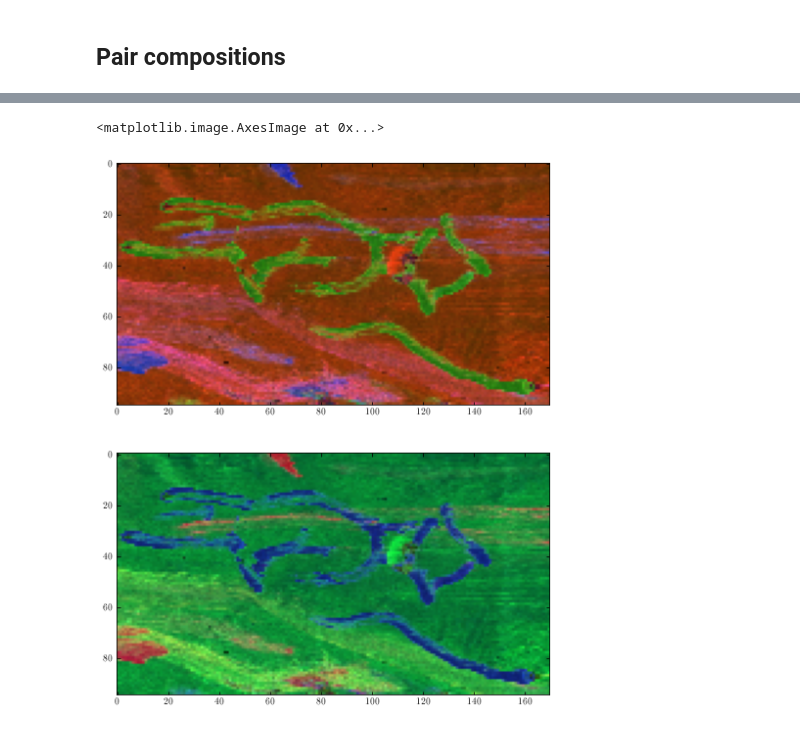
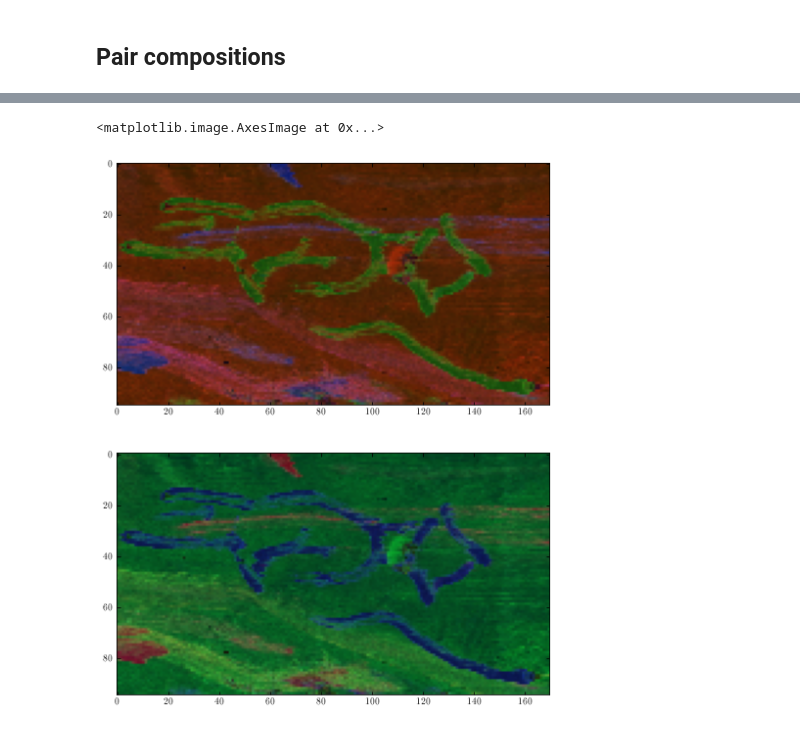
Before and after one commit to zpreisler/XRDXRFutils, a Jupyter notebook: gaussnewton.ipynb, the cells around one changed output, grey strips where cells are left out. Drawn from its saved outputs; the diff is of its cells as text; code cells hidden in the pictures.

```diff
--- a/gaussnewton.ipynb
+++ b/gaussnewton.ipynb
@@ -13,17 +13,22 @@ from multiprocessing import Pool
 path = '/home/zdenek/Projects/pyMaXRDXRF/M491/ProfiloXRD/'
 
 
-data = DataXRD().load_h5(path + 'data.h5')
+data = DataXRD().load_h5(path + 'xrd.h5')
 data.opt = [-1186.6, 1960.3, 51]
 
 database = DatabaseXRD().read_cifs('/home/zdenek/Projects/XRDXRFutils/Database')
 
 lazurite = database['Lazurite'][0]
 hydrocerussite = database['Hydrocerussite'][0]
-cinnabar = database['Cinnabar'][2]
+cinnabar = database['Cinnabar'][1]
 barite = database['Barite'][0]
 spinel = database['Spinel'][0]
 calcite = database['Calcite'][0]
+hematite = database['Hematite'][4]
 
 phases = PhaseList([hydrocerussite,lazurite,cinnabar])
+phases = PhaseList([hydrocerussite,lazurite,cinnabar,
+                    PhaseList([hydrocerussite,cinnabar]),
+                    PhaseList([hydrocerussite,lazurite]),
+                    PhaseList([cinnabar,lazurite])])
 # %% [output]
@@ -43,7 +48,7 @@ class PhaseSearch(list):
         for g in self:
             g.opt = self.opt
 
-    def minimize_gamma(self,n=4):
+    def minimize_gamma(self,n=8):
         for g in self:
             for i in range(n):
                 g.minimize_gamma()
@@ -72,7 +77,7 @@ class PhaseSearch(list):
 
         return selected
 
-    def theta_correction(self,n=4):
+    def theta_correction(self,n=8):
         for i in range(n):
             self.select().calibration()
 
@@ -171,0 +263,27 @@ for i,g in enumerate(r):
+# %%
+%matplotlib inline
+
+r = result[160]
+
+fig = figure(figsize=(6,3))
+fig.subplots_adjust(hspace=0.4,bottom=0.12,top=0.9)
+print(r.opt)
+
+fig.suptitle(r'Calibration parameters: $a = %.2f$, $s=%.2f$, $\beta=%.2f$'%(r.opt[0],r.opt[1],r.opt[2]))
+
+g = r[0]
+
+#title('%s, overlap area= %.1f'%(g.label,g.overlap_area()))
+g.plot_spectra(lw=1)
+g.plot('-',label='Gauss-Newton %s'%g.label,lw=1)
+g.phase.plot('r',alpha=0.66)
+
+fill_between(g.theta,g.overlap(),color='g',alpha=0.33,label='overlap')
+
+legend(frameon=False)
+ylim(-0.05,1)
+xlim(20,53)
+xlabel(r'angle $\theta$')
+ylabel(r'relative intensity')
+
+savefig('doc/fit_hydrocerussite.png',dpi=900)
@@ -363,15 +523,16 @@ for i,g in enumerate(r):
 # %%
 fig,ax = subplots(2,1,figsize=(10,10))
 
 zarea = area / max(area)
 
-sarea = zarea.copy()
+sarea = zarea[:,:,:3].copy()
+
 sarea[:,:,0] = zarea[:,:,2]
 sarea[:,:,1] = zarea[:,:,0]
 sarea[:,:,2] = zarea[:,:,1]
 
-ax[0].imshow((zarea*255).astype(int))
+ax[0].imshow((zarea[:,:,:3]*255).astype(int))
 ax[1].imshow((sarea*255).astype(int))
 # %% [output]
 <matplotlib.image.AxesImage at 0x...>
-[figure, old version]
+[figure, new version]
```
Also changed, not shown: parts of 17 cells of this notebook, 5 other files.
